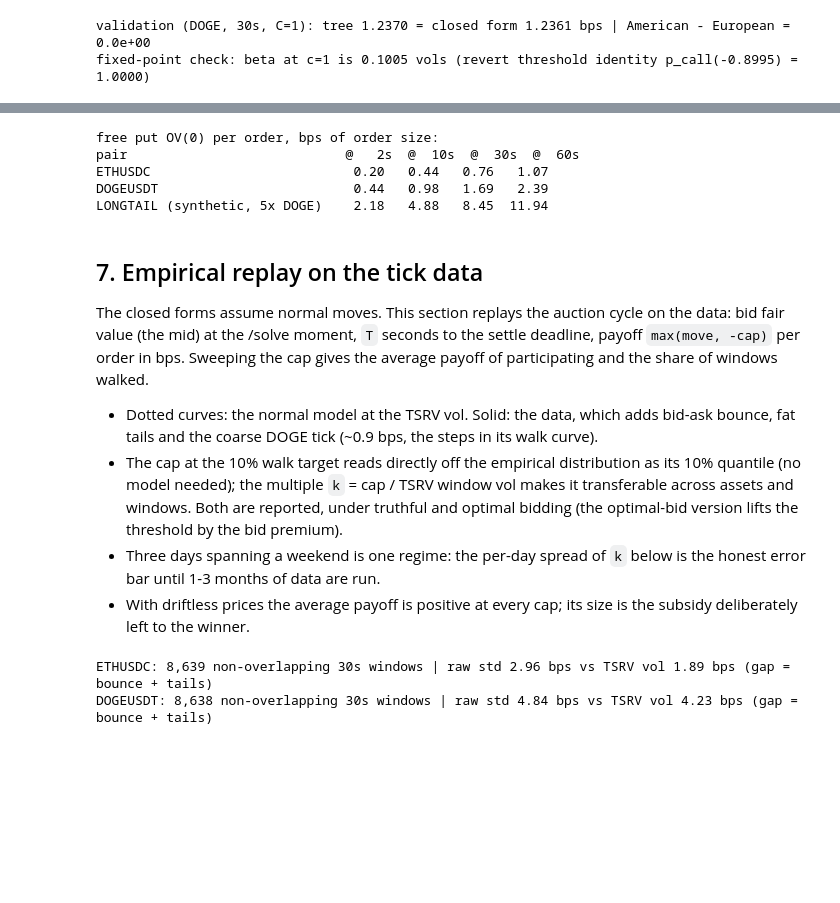
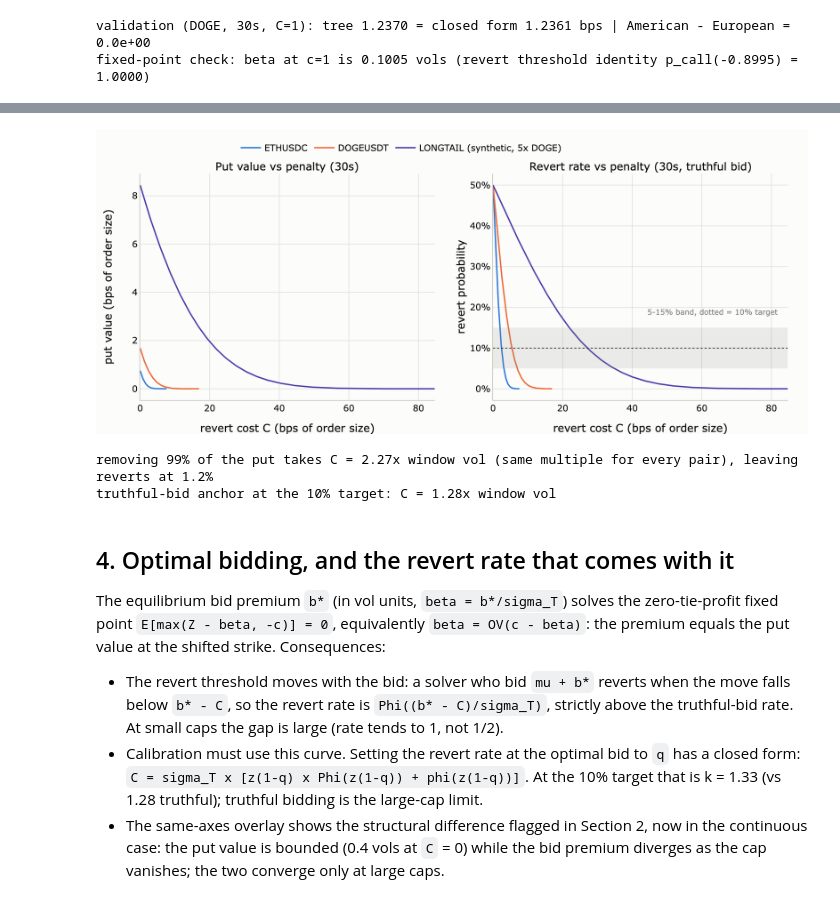
Before and after one commit to cowprotocol/penalty-research, a Jupyter notebook: solver_revert_option_pricing.ipynb, the cells around one changed output, grey strips where cells are left out. Saved outputs shown, nothing was run; the diff lists cells and outputs as text; code cells hidden in the pictures; blank space fills up the shorter version.

Commit message:
Restore the truthful-bid put value and revert rate figure
Kept alongside the optimal-bid version so the baseline and the
bid-adjusted revert curves can be compared directly.

```diff
--- a/solver_revert_option_pricing.ipynb
+++ b/solver_revert_option_pricing.ipynb
@@ -348,37 +254,40 @@ Everything scales with `sigma_T = sigma_1s x sqrt(T)`: doubling the window multi
-# %%
-print("free put OV(0) per order, bps of order size:")
-Ts = [T_FAST] + T_GRID
-print(f"{'pair':30s}" + "".join(f"  @ {T:3d}s" for T in Ts))
-for pair in SIGMA_1S:
-    print(f"{pair:30s}" + "".join(f"  {ov_closed(sigma_T(pair, T), 0, 0):5.2f}" for T in Ts))
-# %% [output]
-free put OV(0) per order, bps of order size:
-pair                            @   2s  @  10s  @  30s  @  60s
-ETHUSDC                          0.20   0.44   0.76   1.07
-DOGEUSDT                         0.44   0.98   1.69   2.39
-LONGTAIL (synthetic, 5x DOGE)    2.18   4.88   8.45  11.94
-# %% [markdown]
-## 7. Empirical replay on the tick data
-
-The closed forms assume normal moves. This section replays the auction cycle on the data: bid fair value (the mid) at the /solve moment, `T` seconds to the settle deadline, payoff `max(move, -cap)` per order in bps. Sweeping the cap gives the average payoff of participating and the share of windows walked.
-
-- Dotted curves: the normal model at the TSRV vol. Solid: the data, which adds bid-ask bounce, fat tails and the coarse DOGE tick (~0.9 bps, the steps in its walk curve).
-- The cap at the 10% walk target reads directly off the empirical distribution as its 10% quantile (no model needed); the multiple `k` = cap / TSRV window vol makes it transferable across assets and windows. Both are reported, under truthful and optimal bidding (the optimal-bid version lifts the threshold by the bid premium).
-- Three days spanning a weekend is one regime: the per-day spread of `k` below is the honest error bar until 1-3 months of data are run.
-- With driftless prices the average payoff is positive at every cap; its size is the subsidy deliberately left to the winner.
-# %%
-def windows_bps(px, T):
-    v = px.values
-    n = (len(v) - 1)//T
-    p0 = v[: n*T: T].reshape(n, 1)
-    paths = (v[: n*T].reshape(n, T)/p0 - 1.0)*1e4               # running move vs the bid moment
-    end = (v[T: n*T + 1: T].reshape(n, 1)/p0 - 1.0)[:, 0]*1e4   # move at the settle deadline
-    return paths, end
-
-for p in PAIRS_EMP:
-    _, end = windows_bps(PX[p], T_EXCL)
-    print(f"{p}: {len(end):,} non-overlapping {T_EXCL}s windows | raw std {end.std():.2f} bps "
-          f"vs TSRV vol {sigma_T(p, T_EXCL):.2f} bps (gap = bounce + tails)")
-# %% [output]
-ETHUSDC: 8,639 non-overlapping 30s windows | raw std 2.96 bps vs TSRV vol 1.89 bps (gap = bounce + tails)
-DOGEUSDT: 8,638 non-overlapping 30s windows | raw std 4.84 bps vs TSRV vol 4.23 bps (gap = bounce + tails)
+# %%
+EPS_FRAC = 0.01
+fig = make_subplots(rows=1, cols=2, horizontal_spacing=0.09,
+                    subplot_titles=(f"Put value vs penalty ({T_EXCL}s)",
+                                    f"Revert rate vs penalty ({T_EXCL}s, truthful bid)"))
+for pair, col in C_PAIR.items():
+    sT = sigma_T(pair, T_EXCL)
+    Cg = np.linspace(0, 4*sT, 300)
+    fig.add_trace(go.Scatter(x=Cg, y=[ov_closed(sT, 0, C) for C in Cg], mode="lines",
+                             line=dict(color=col, width=2), name=pair), row=1, col=1)
+    fig.add_trace(go.Scatter(x=Cg, y=[p_revert(sT, 0, C) for C in Cg], mode="lines",
+                             line=dict(color=col, width=2), showlegend=False), row=1, col=2)
+fig.add_hrect(y0=0.05, y1=0.15, fillcolor="rgba(137,135,129,0.15)", line_width=0, row=1, col=2)
+fig.add_hline(y=Q_TARGET, line=dict(color=INK, dash="dot", width=1), row=1, col=2)
+fig.add_annotation(text="5-15% band, dotted = 10% target", x=0.97, xref="x2 domain", y=0.19,
+                   xanchor="right", showarrow=False, font=dict(color=GRAY, size=11), row=1, col=2)
+fig.update_xaxes(title_text="revert cost C (bps of order size)", row=1, col=1)
+fig.update_xaxes(title_text="revert cost C (bps of order size)", row=1, col=2)
+fig.update_yaxes(title_text="put value (bps of order size)", row=1, col=1)
+fig.update_yaxes(title_text="revert probability", tickformat=".0%", row=1, col=2)
+style(fig, h=450)
+fig.update_layout(legend=dict(orientation="h", y=1.16, x=0.15))
+fig.show()
+
+sT = sigma_T("ETHUSDC", T_EXCL); ov0 = ov_closed(sT, 0, 0)
+cstar = brentq(lambda C: ov_closed(sT, 0, C) - EPS_FRAC*ov0, 0, 8*sT)
+print(f"removing 99% of the put takes C = {cstar/sT:.2f}x window vol "
+      f"(same multiple for every pair), leaving reverts at {p_revert(sT, 0, cstar):.1%}")
+print(f"truthful-bid anchor at the {Q_TARGET:.0%} target: C = {norm.ppf(1-Q_TARGET):.2f}x window vol")
+# %% [output]
+[figure, added]
+removing 99% of the put takes C = 2.27x window vol (same multiple for every pair), leaving reverts at 1.2%
+truthful-bid anchor at the 10% target: C = 1.28x window vol
+# %% [markdown]
+## 4. Optimal bidding, and the revert rate that comes with it
+
+The equilibrium bid premium `b*` (in vol units, `beta = b*/sigma_T`) solves the zero-tie-profit fixed point `E[max(Z - beta, -c)] = 0`, equivalently `beta = OV(c - beta)`: the premium equals the put value at the shifted strike. Consequences:
+- The revert threshold moves with the bid: a solver who bid `mu + b*` reverts when the move falls below `b* - C`, so the revert rate is `Phi((b* - C)/sigma_T)`, strictly above the truthful-bid rate. At small caps the gap is large (rate tends to 1, not 1/2).
+- Calibration must use this curve. Setting the revert rate at the optimal bid to `q` has a closed form: `C = sigma_T x [z(1-q) x Phi(z(1-q)) + phi(z(1-q))]`. At the 10% target that is k = 1.33 (vs 1.28 truthful); truthful bidding is the large-cap limit.
+- The same-axes overlay shows the structural difference flagged in Section 2, now in the continuous case: the put value is bounded (0.4 vols at `C` = 0) while the bid premium diverges as the cap vanishes; the two converge only at large caps.
```
Also changed, not shown: parts of 22 cells of this notebook.
